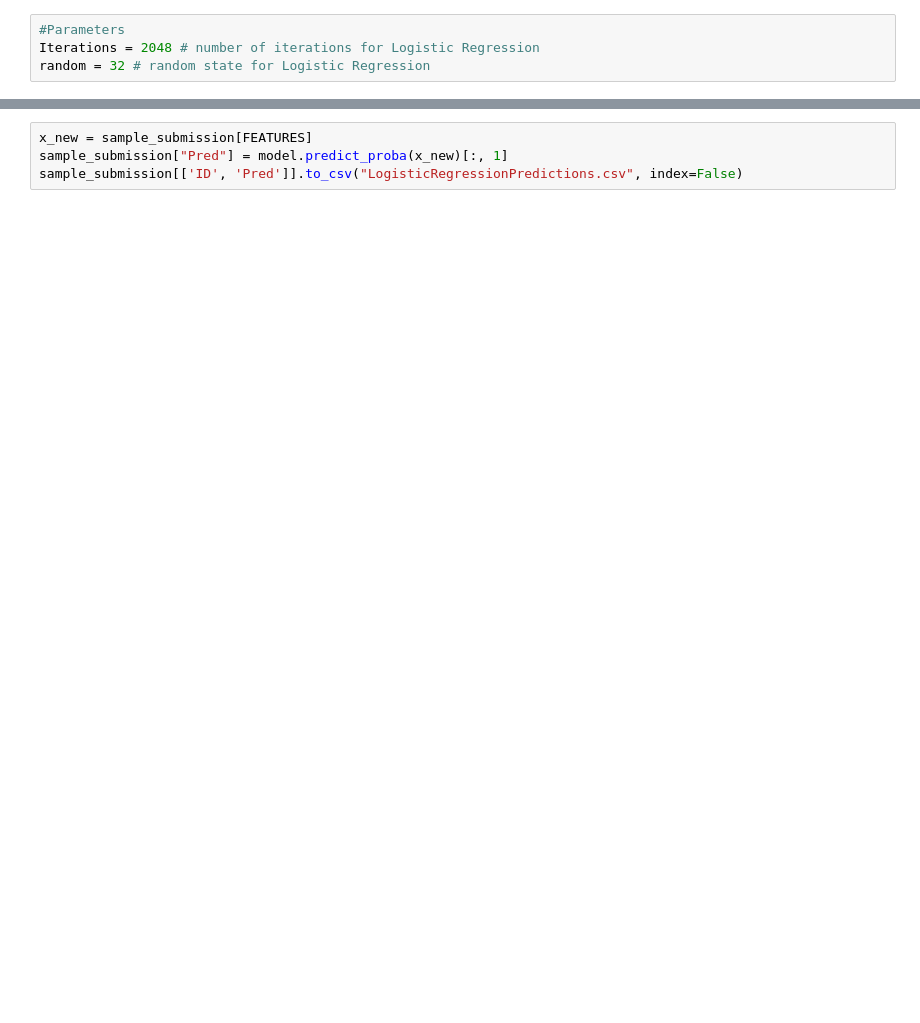
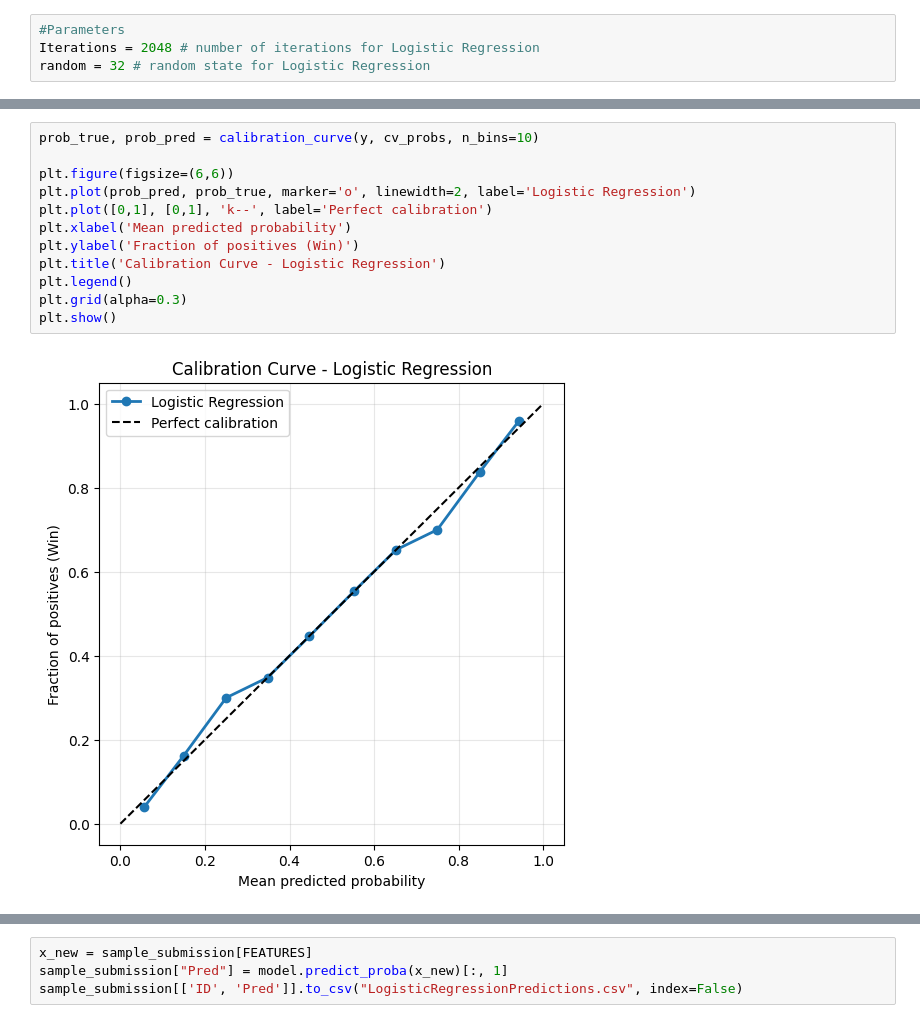
Before and after one commit to COMP3608-GROUP-9-PROJECT/COMP3608_PROJECT, a Jupyter notebook: LinearRegression/Logistic_Regression_Prediction.ipynb, the cells around one changed output, grey strips where cells are left out. Saved outputs shown, nothing was run; the diff lists cells and outputs as text; blank space fills up the shorter version.

```diff
--- a/LinearRegression/Logistic_Regression_Prediction.ipynb
+++ b/LinearRegression/Logistic_Regression_Prediction.ipynb
@@ -115,0 +147,14 @@ plt.show()
+# %%
+prob_true, prob_pred = calibration_curve(y, cv_probs, n_bins=10)
+
+plt.figure(figsize=(6,6))
+plt.plot(prob_pred, prob_true, marker='o', linewidth=2, label='Logistic Regression')
+plt.plot([0,1], [0,1], 'k--', label='Perfect calibration')
+plt.xlabel('Mean predicted probability')
+plt.ylabel('Fraction of positives (Win)')
+plt.title('Calibration Curve - Logistic Regression')
+plt.legend()
+plt.grid(alpha=0.3)
+plt.show()
+# %% [output]
+[figure, added]
```
Also changed, not shown: parts of 7 cells of this notebook, 1 other file.
